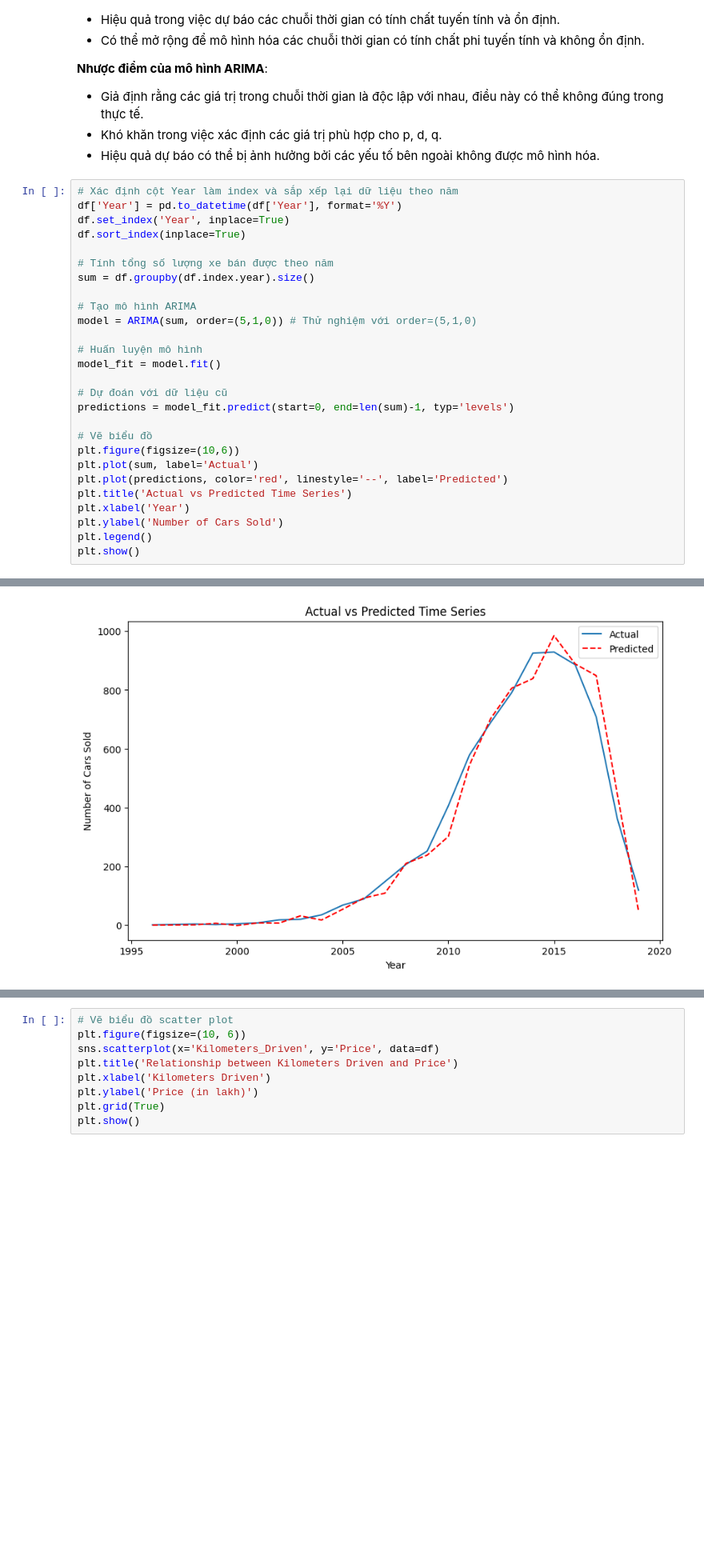
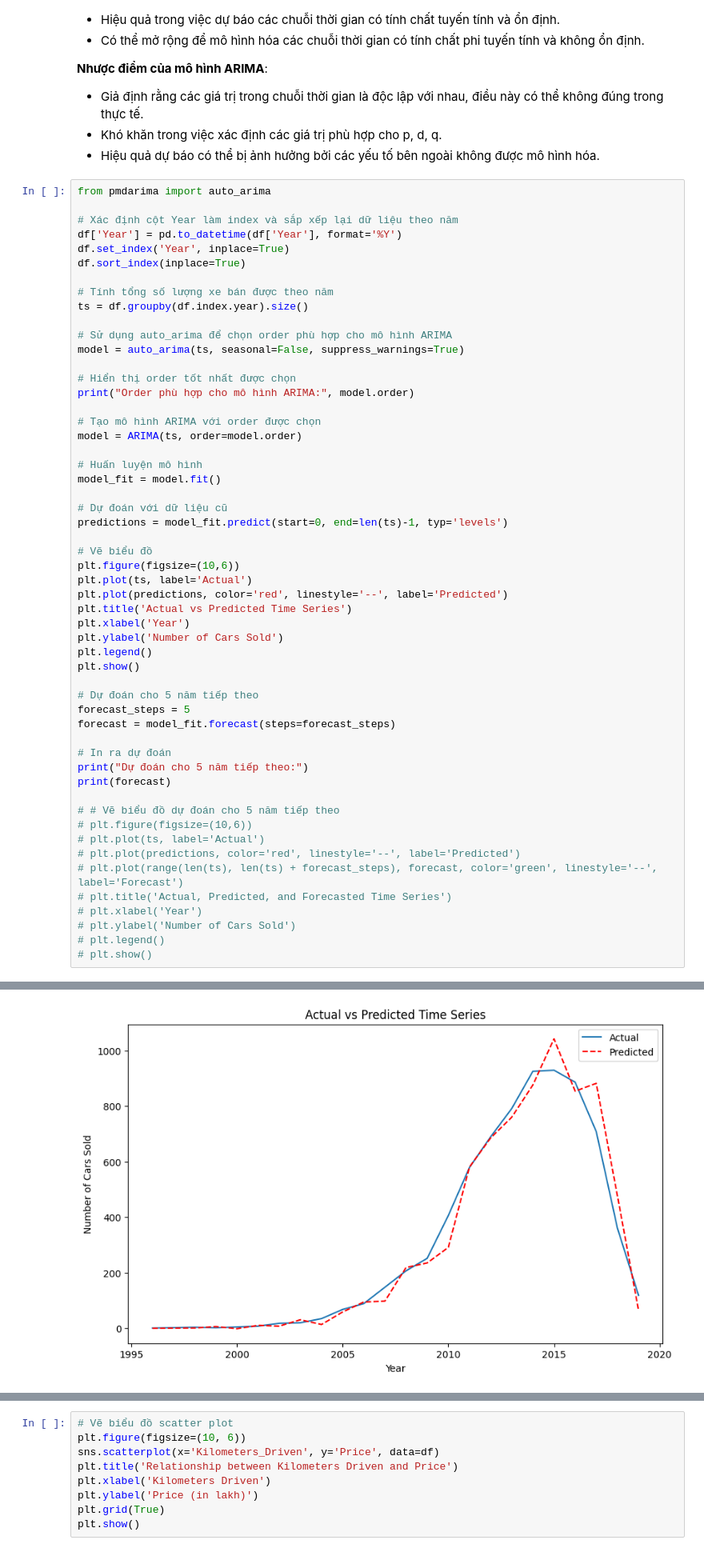
Before and after one commit to Hoangnhan1708/visualize-cars-analysis-project, a Jupyter notebook: notebooks/visualization.ipynb, the cells around one changed output, grey strips where cells are left out. Shown at 80% size. Cells and saved outputs as stored; diff of their text form; blank space fills up the shorter version.

```diff
--- a/notebooks/visualization.ipynb
+++ b/notebooks/visualization.ipynb
@@ -223,30 +223,57 @@ ARIMA là viết tắt của AutoRegressive Integrated Moving Average (Tự hồ
 - Khó khăn trong việc xác định các giá trị phù hợp cho p, d, q.
 - Hiệu quả dự báo có thể bị ảnh hưởng bởi các yếu tố bên ngoài không được mô hình hóa.
 # %%
+from pmdarima import auto_arima
+
 # Xác định cột Year làm index và sắp xếp lại dữ liệu theo năm
 df['Year'] = pd.to_datetime(df['Year'], format='%Y')
 df.set_index('Year', inplace=True)
 df.sort_index(inplace=True)
 
 # Tính tổng số lượng xe bán được theo năm
-sum = df.groupby(df.index.year).size()
+ts = df.groupby(df.index.year).size()
 
-# Tạo mô hình ARIMA
-model = ARIMA(sum, order=(5,1,0)) # Thử nghiệm với order=(5,1,0)
+# Sử dụng auto_arima để chọn order phù hợp cho mô hình ARIMA
+model = auto_arima(ts, seasonal=False, suppress_warnings=True)
+
+# Hiển thị order tốt nhất được chọn
+print("Order phù hợp cho mô hình ARIMA:", model.order)
+
+# Tạo mô hình ARIMA với order được chọn
+model = ARIMA(ts, order=model.order)
 
 # Huấn luyện mô hình
 model_fit = model.fit()
 
 # Dự đoán với dữ liệu cũ
-predictions = model_fit.predict(start=0, end=len(sum)-1, typ='levels')
+predictions = model_fit.predict(start=0, end=len(ts)-1, typ='levels')
 
 # Vẽ biểu đồ
 plt.figure(figsize=(10,6))
-plt.plot(sum, label='Actual')
+plt.plot(ts, label='Actual')
 plt.plot(predictions, color='red', linestyle='--', label='Predicted')
 plt.title('Actual vs Predicted Time Series')
 plt.xlabel('Year')
 plt.ylabel('Number of Cars Sold')
 plt.legend()
 plt.show()
+
+# Dự đoán cho 5 năm tiếp theo
+forecast_steps = 5
+forecast = model_fit.forecast(steps=forecast_steps)
+
+# In ra dự đoán
+print("Dự đoán cho 5 năm tiếp theo:")
+print(forecast)
+
+# # Vẽ biểu đồ dự đoán cho 5 năm tiếp theo
+# plt.figure(figsize=(10,6))
+# plt.plot(ts, label='Actual')
+# plt.plot(predictions, color='red', linestyle='--', label='Predicted')
+# plt.plot(range(len(ts), len(ts) + forecast_steps), forecast, color='green', linestyle='--', label='Forecast')
+# plt.title('Actual, Predicted, and Forecasted Time Series')
+# plt.xlabel('Year')
+# plt.ylabel('Number of Cars Sold')
+# plt.legend()
+# plt.show()
 # %% [output]
@@ -253 +281 @@ plt.show()
-[figure, old version]
+[figure, new version]
```
Also changed, not shown: parts of 2 cells of this notebook.
